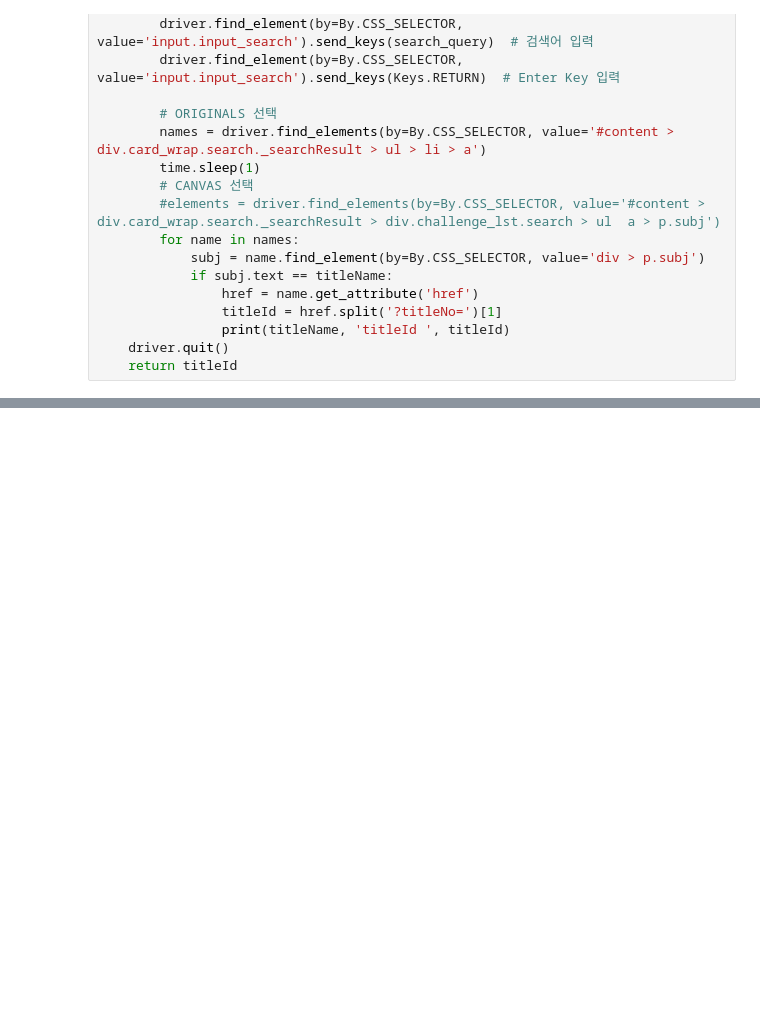
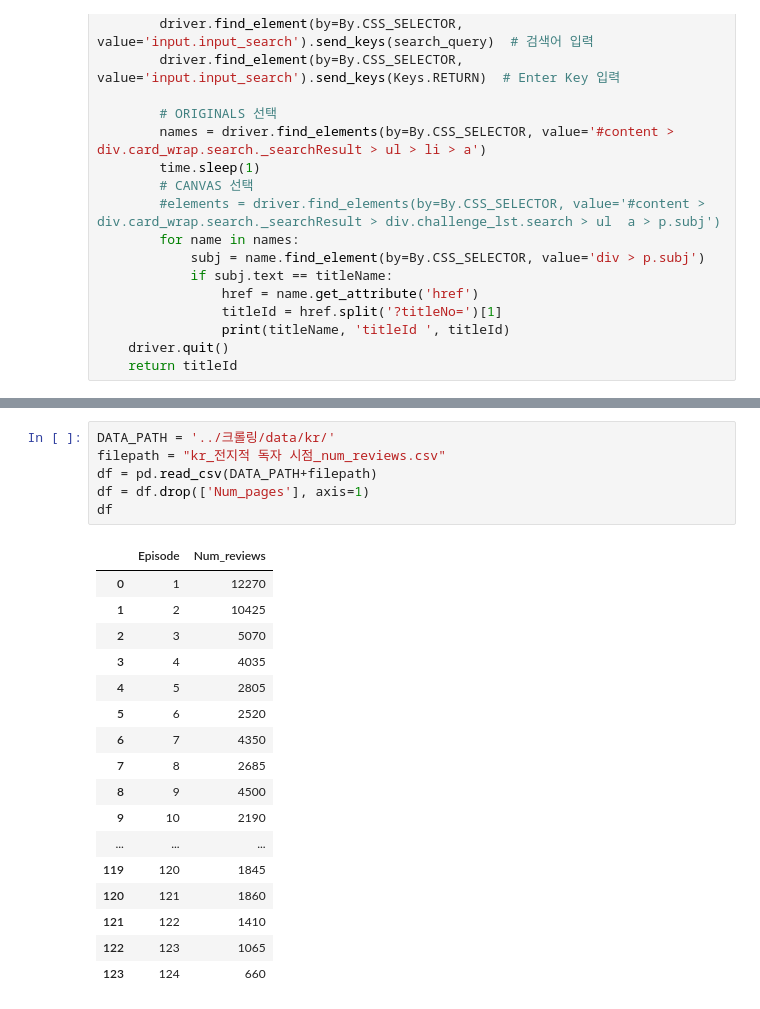
Before and after one commit to jiyaa29/Multicampus-Weekly-Project, a Jupyter notebook: 크롤링/12. 웹툰별 전체 댓글 수집(통합).ipynb, the cells around one changed output, grey strips where cells are left out. Cells and saved outputs as stored; diff of their text form; blank space fills up the shorter version.

```diff
--- a/크롤링/12. 웹툰별 전체 댓글 수집(통합).ipynb
+++ b/크롤링/12. 웹툰별 전체 댓글 수집(통합).ipynb
@@ -284,0 +363,24 @@ Done.
+# %%
+DATA_PATH = '../크롤링/data/kr/'
+filepath = "kr_전지적 독자 시점_num_reviews.csv"
+df = pd.read_csv(DATA_PATH+filepath)
+df = df.drop(['Num_pages'], axis=1)
+df
+# %% [output]
+|  | Episode | Num_reviews |
+| 0 | 1 | 12270 |
+| 1 | 2 | 10425 |
+| 2 | 3 | 5070 |
+| 3 | 4 | 4035 |
+| 4 | 5 | 2805 |
+| 5 | 6 | 2520 |
+| 6 | 7 | 4350 |
+| 7 | 8 | 2685 |
+| 8 | 9 | 4500 |
+| 9 | 10 | 2190 |
+| ... | ... | ... |
+| 119 | 120 | 1845 |
+| 120 | 121 | 1860 |
+| 121 | 122 | 1410 |
+| 122 | 123 | 1065 |
+| 123 | 124 | 660 |
```
Also changed, not shown: parts of 12 cells of this notebook, 1 other file.
